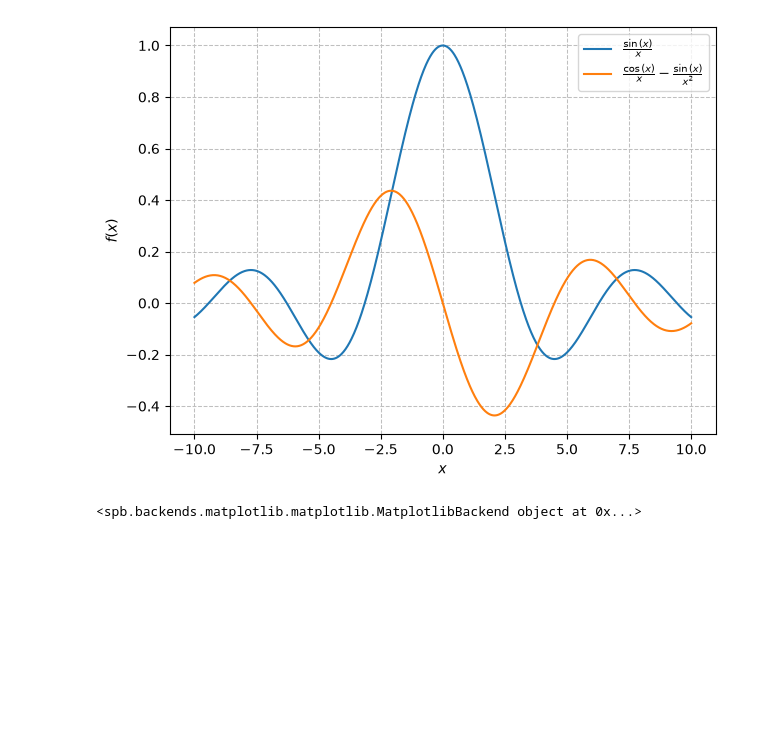
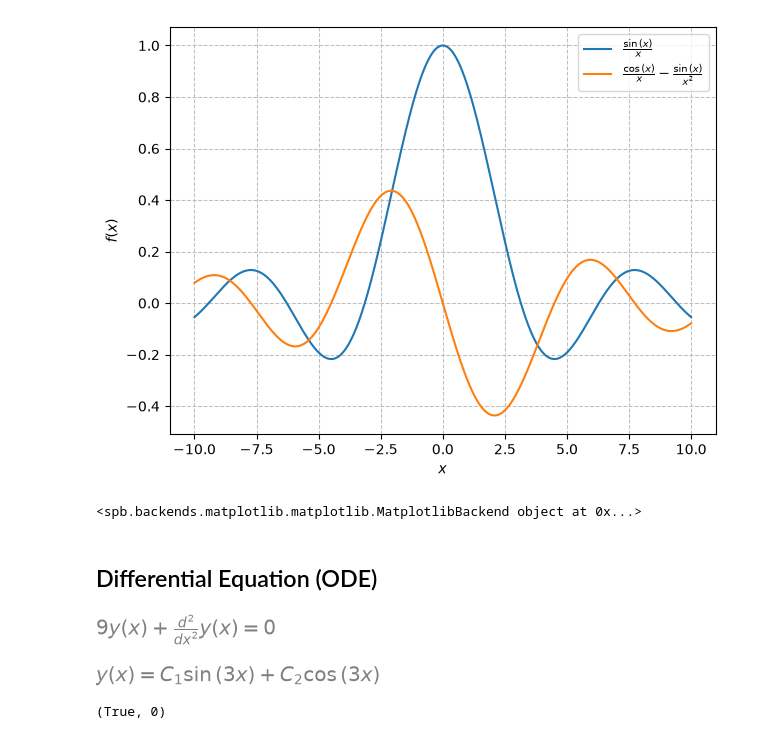
Before and after one commit to ub-dems/dve-sample-r, a Jupyter notebook: notebooks/samples/py-demo/py-sympy-hello.ipynb, the cells around one changed output. Cells and saved outputs as stored; diff of their text form; code cells hidden in the pictures; blank space fills up the shorter version.

```diff
--- a/notebooks/samples/py-demo/py-sympy-hello.ipynb
+++ b/notebooks/samples/py-demo/py-sympy-hello.ipynb
@@ -43,3 +50,20 @@ plot(g, dg)
 # %% [output]
 [figure]
 <spb.backends.matplotlib.matplotlib.MatplotlibBackend object at 0x...>
+# %% [markdown]
+## Differential Equation (ODE)
+# %%
+y = Function('y')
+eq = Derivative(y(x), x, x) + 9*y(x)
+Eq(eq,0)
+# %% [output]
+[figure, added]
+# %%
+sol = dsolve(eq, y(x))
+sol
+# %% [output]
+[figure, added]
+# %%
+checkodesol(eq, sol)
+# %% [output]
+(True, 0)
```
Also changed, not shown: parts of 5 cells of this notebook, 4 other files.
